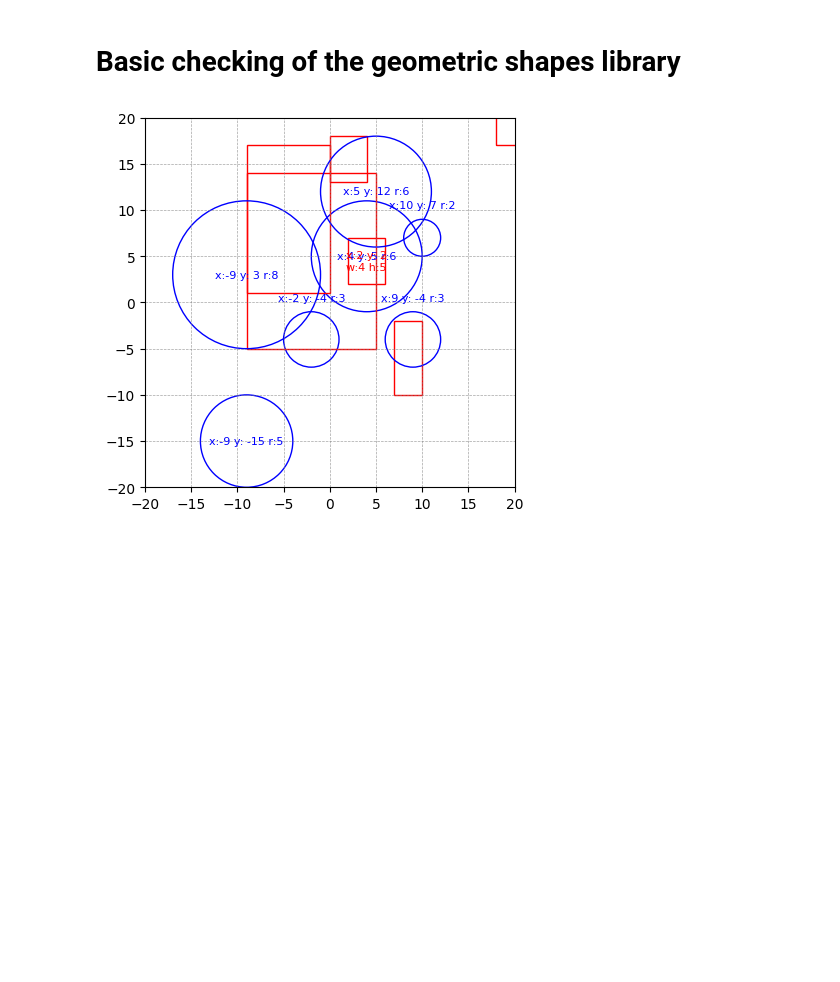
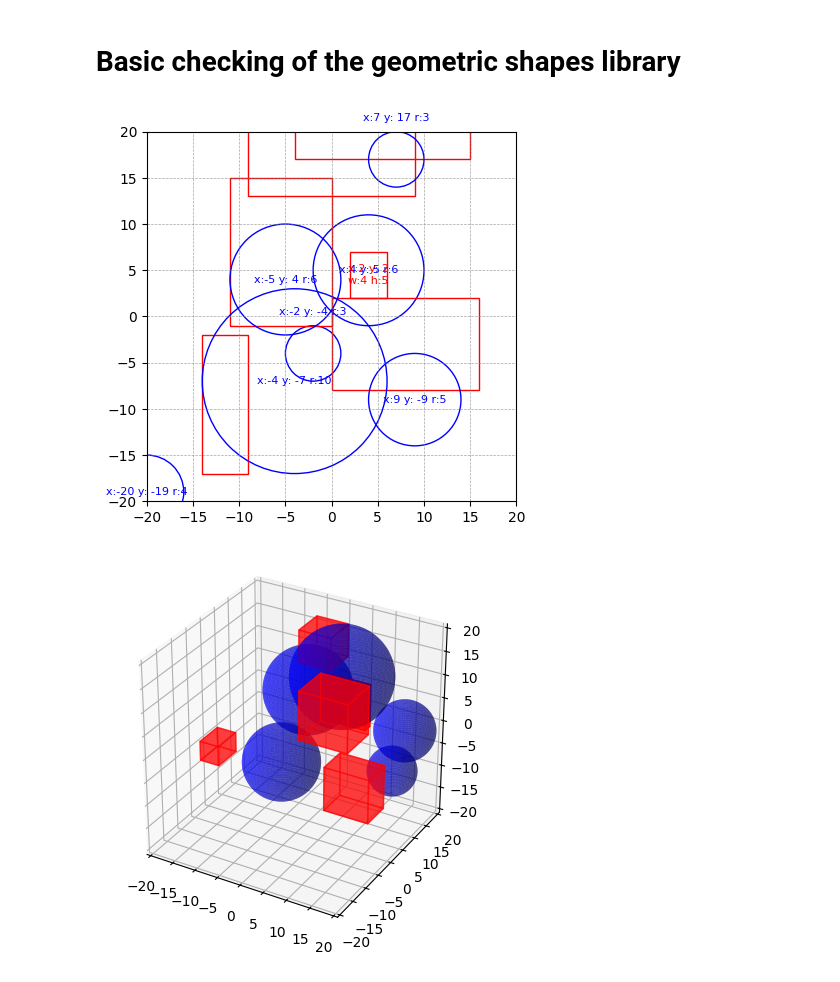
Before and after one commit to Shoresh613/Python-Mikael-Folkesson, a Jupyter notebook: Labs/lab3/geometry_shapes/geometry_shapes/test.ipynb, the cells around one changed output. Cells and saved outputs as stored; diff of their text form; code cells hidden in the pictures; blank space fills up the shorter version.

```diff
--- a/Labs/lab3/geometry_shapes/geometry_shapes/test.ipynb
+++ b/Labs/lab3/geometry_shapes/geometry_shapes/test.ipynb
@@ -3,6 +3,8 @@
 # %%
 from Circle import Circle
 from Rectangle import Rectangle
+from Sphere import Sphere
+from Cube import Cube
 import matplotlib.pyplot as plt
 from random import randint as r
 
@@ -11,31 +13,59 @@ my_circle2 = Circle(-2,-4,3)
 my_rectangle = Rectangle(2,2,4,5)
 
 my_circle.__repr__
 
 # Create a figure and axis
 fig, ax = plt.subplots()
 plt.gca().set_aspect('equal', adjustable='box')
 my_circle.draw(ax)
 my_circle.translate(-5,-2)
 my_circle2.draw(ax)
 
 my_rectangle.draw(ax)
 
 recs = []
 circs = []
 
 for i in range(5):
     recs.append(Rectangle(r(-20, 20),r(-20, 20),r(1, 20),r(1, 20)))
 for i in range(5):
     circs.append(Circle(r(-20, 20),r(-20, 20),r(1,10)))
 
 for rec in recs:
     rec.draw(ax, False)
 for circ in circs:
     circ.draw(ax)
 ax.set_xlim(-20, 20)
 ax.set_ylim(-20, 20)
 ax.grid(True, linestyle='--', linewidth=0.5, alpha=0.7, color='gray')
 plt.show()
+
+
+# 3D plotting test
+
+fig3D = plt.figure()
+ax3D = fig3D.add_subplot(111, projection='3d')
+
+cubs = []
+sphrs = []
+
+for i in range(5):
+    cubs.append(Cube(r(-20, 20),r(-20, 20),r(1, 20),r(1, 10),r(1, 10),r(1, 10)))
+for i in range(5):
+    sphrs.append(Sphere(r(-20, 20),r(-20, 20),r(-20, 20),r(1,10)))
+
+for cub in cubs:
+    cub.draw(ax3D)
+for sphr in sphrs:
+    sphr.draw(ax3D)
+
+# Set axis limits to ensure correct scaling
+ax3D.set_xlim(-20, +20)
+ax3D.set_ylim(-20, +20)
+ax3D.set_zlim(-20, +20)
+
+ax3D.set_box_aspect([1,1,1])
+plt.show()
 # %% [output]
-[figure, old version]
+[figure, new version]
+[figure, added]
```
Also changed, not shown: 6 other files.
